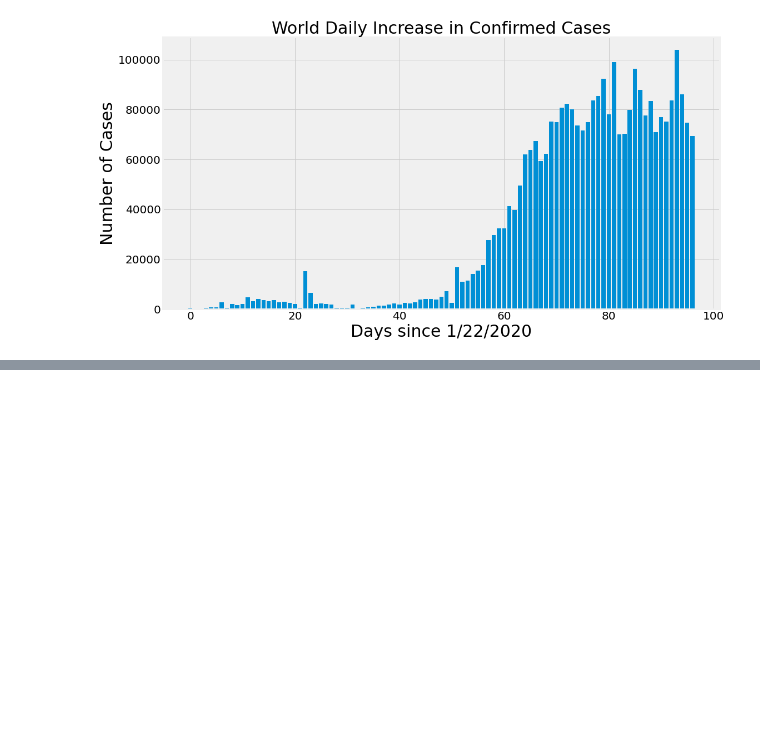
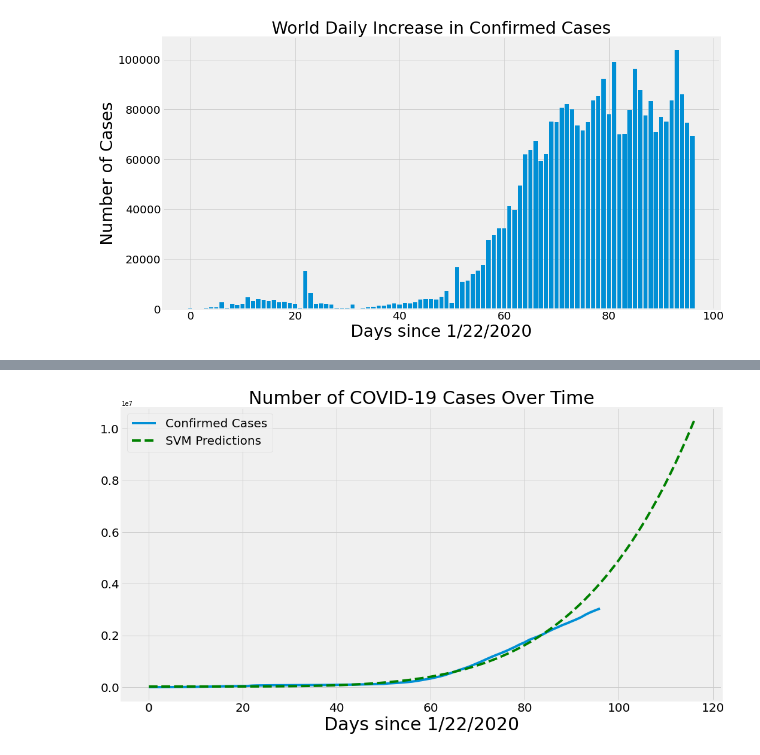
Before and after one commit to dharm1k987/tensorflow_covid-19, a Jupyter notebook: COVID-19 Prediction Analysis.ipynb, the cells around one changed output, grey strips where cells are left out. Drawn from its saved outputs; the diff is of its cells as text; code cells hidden in the pictures; blank space fills up the shorter version.

```diff
--- a/COVID-19 Prediction Analysis.ipynb
+++ b/COVID-19 Prediction Analysis.ipynb
@@ -650,0 +666,4 @@ plt.show()
+# %%
+plot_predictions(adjusted_dates, world_cases, svm_pred, 'SVM Predictions', 'green')
+# %% [output]
+[figure, added]
```
Also changed, not shown: parts of 4 cells of this notebook.
